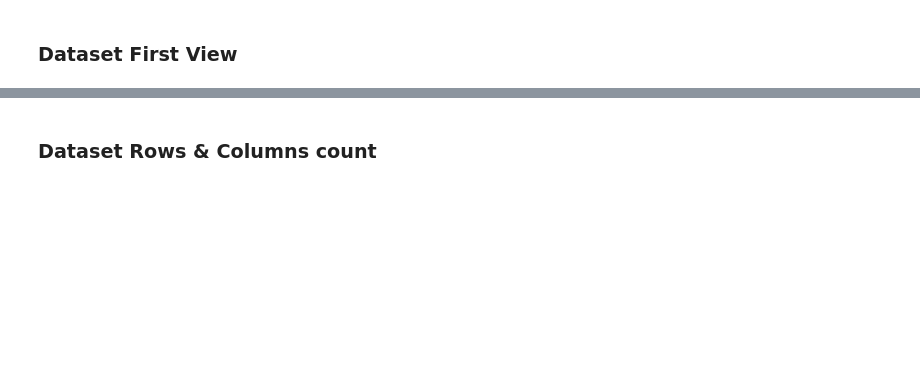
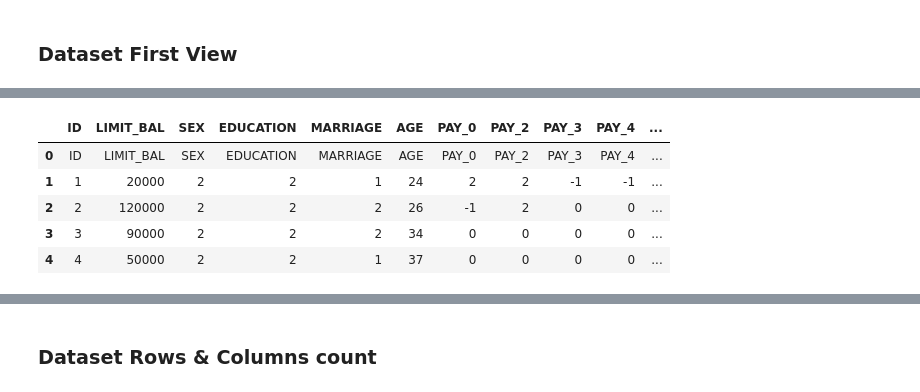
Before and after one commit to Navjotkhatri/Credit-Card-Default-Prediction, a Jupyter notebook: Credit_Card_Default_Prediction.ipynb, the cells around one changed output, grey strips where cells are left out. Drawn from its saved outputs; the diff is of its cells as text; code cells hidden in the pictures; blank space fills up the shorter version.

```diff
--- a/Credit_Card_Default_Prediction.ipynb
+++ b/Credit_Card_Default_Prediction.ipynb
@@ -115,0 +114,11 @@ cr_df.tail()
+# %%
+cr_df=cr_df.rename(columns=cr_df.iloc[0]).reset_index(drop=True)
+# %%
+cr_df.head()
+# %% [output]
+|  | ID | LIMIT_BAL | SEX | EDUCATION | MARRIAGE | AGE | PAY_0 | PAY_2 | PAY_3 | PAY_4 | ... |
+| 0 | ID | LIMIT_BAL | SEX | EDUCATION | MARRIAGE | AGE | PAY_0 | PAY_2 | PAY_3 | PAY_4 | ... |
+| 1 | 1 | 20000 | 2 | 2 | 1 | 24 | 2 | 2 | -1 | -1 | ... |
+| 2 | 2 | 120000 | 2 | 2 | 2 | 26 | -1 | 2 | 0 | 0 | ... |
+| 3 | 3 | 90000 | 2 | 2 | 2 | 34 | 0 | 0 | 0 | 0 | ... |
+| 4 | 4 | 50000 | 2 | 2 | 1 | 37 | 0 | 0 | 0 | 0 | ... |
```
Also changed, not shown: parts of 11 cells of this notebook.
